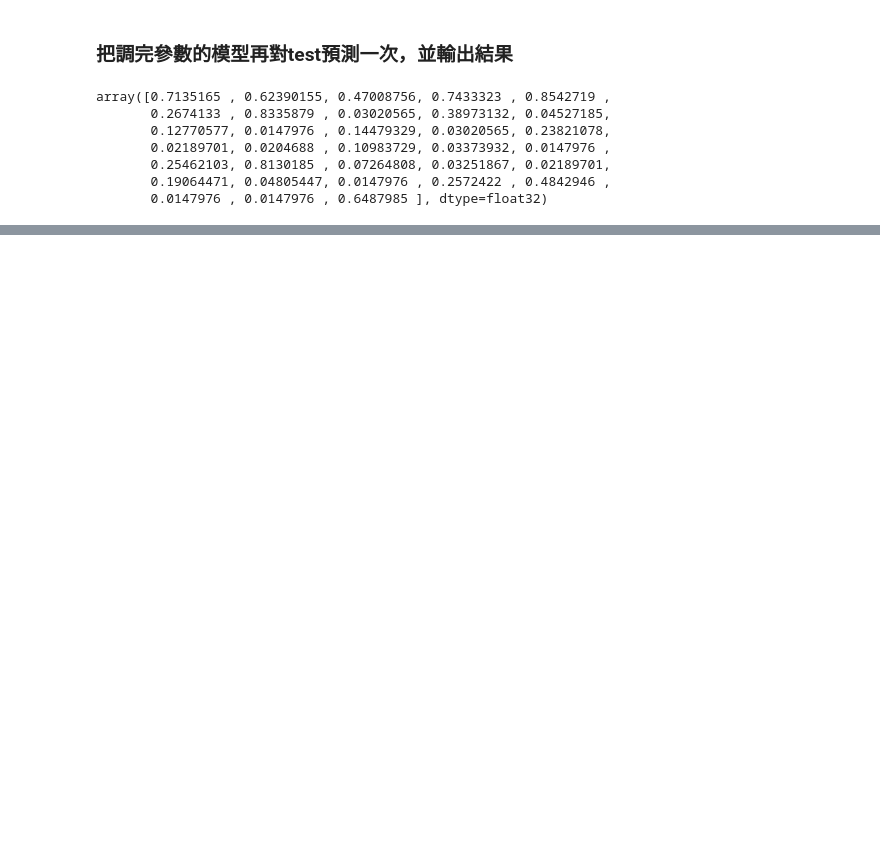
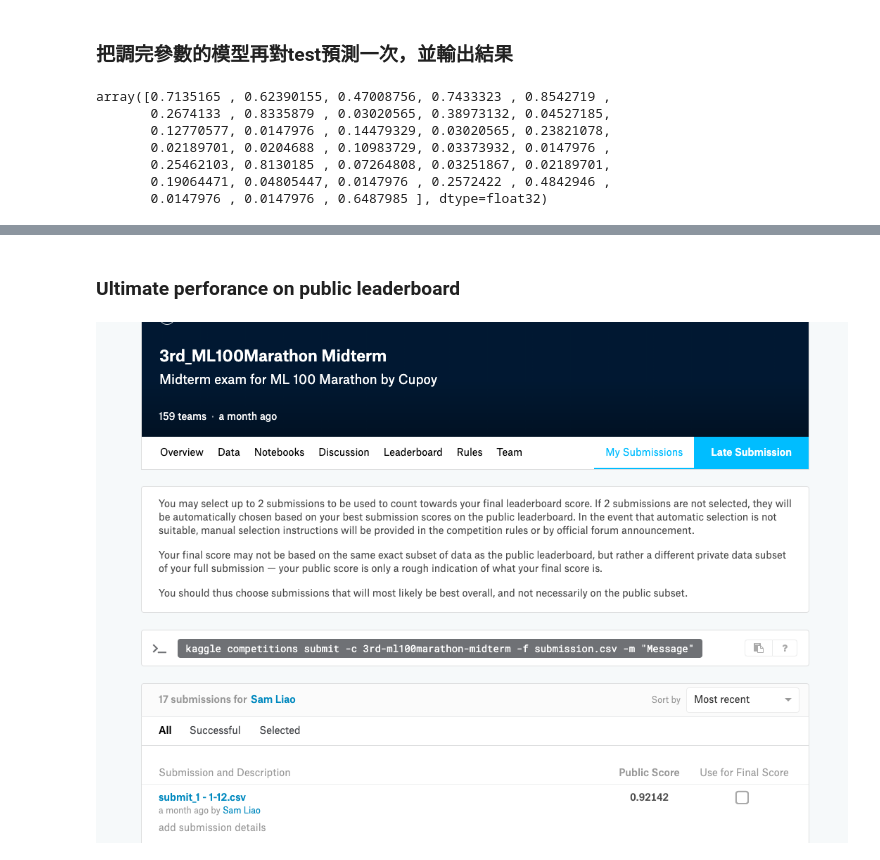
Before and after one commit to HandSam0822/3rd-ML100Days, a Jupyter notebook: Homework/Kaggle 期中競賽/First EDA and cleaning data.ipynb, the cells around one changed output, grey strips where cells are left out. Cells and saved outputs as stored; diff of their text form; code cells hidden in the pictures; blank space fills up the shorter version.

```diff
--- a/Homework/Kaggle 期中競賽/First EDA and cleaning data.ipynb
+++ b/Homework/Kaggle 期中競賽/First EDA and cleaning data.ipynb
@@ -311,0 +337,7 @@ storFile(output, path)
+# %% [markdown]
+### Ultimate perforance on public leaderboard
+# %%
+from IPython.display import Image
+Image("Best Performace.png")
+# %% [output]
+[figure, added]
```
Also changed, not shown: parts of 21 cells of this notebook, 7 other files.
